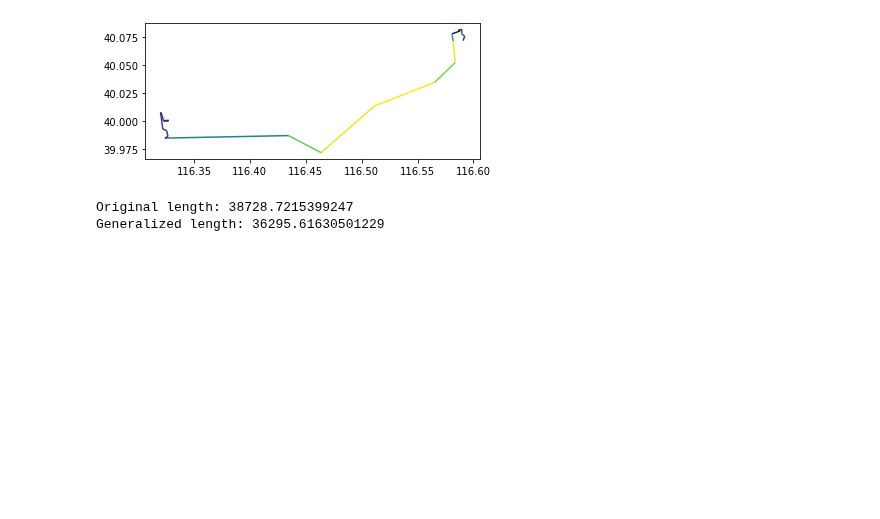
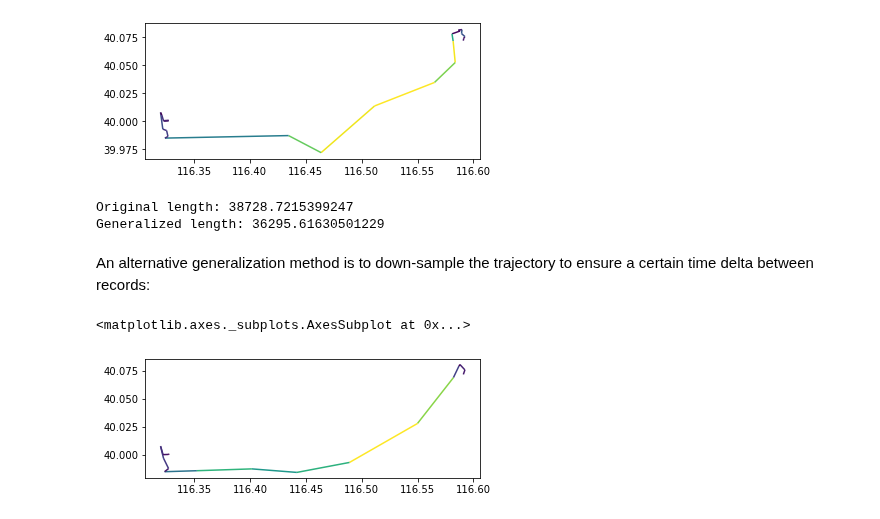
Before and after one commit to movingpandas/movingpandas, a Jupyter notebook: 0_getting_started.ipynb, the cells around one changed output. Drawn from its saved outputs; the diff is of its cells as text; code cells hidden in the pictures; blank space fills up the shorter version.

```diff
--- a/0_getting_started.ipynb
+++ b/0_getting_started.ipynb
@@ -246,4 +254,12 @@ print('Generalized length: %s'%(generalized_traj.get_length()))
 # %% [output]
 Original length: 38728.7215399247
 Generalized length: 36295.61630501229
+# %% [markdown]
+An alternative generalization method is to down-sample the trajectory to ensure a certain time delta between records:
+# %%
+time_generalized = original_traj.generalize(mode='min-time-delta', tolerance=timedelta(minutes=5))
+time_generalized.plot(column='speed')
+# %% [output]
+<matplotlib.axes._subplots.AxesSubplot at 0x...>
+[figure, added]
 # %%
```
Also changed, not shown: parts of 8 cells of this notebook, 2 other files.
